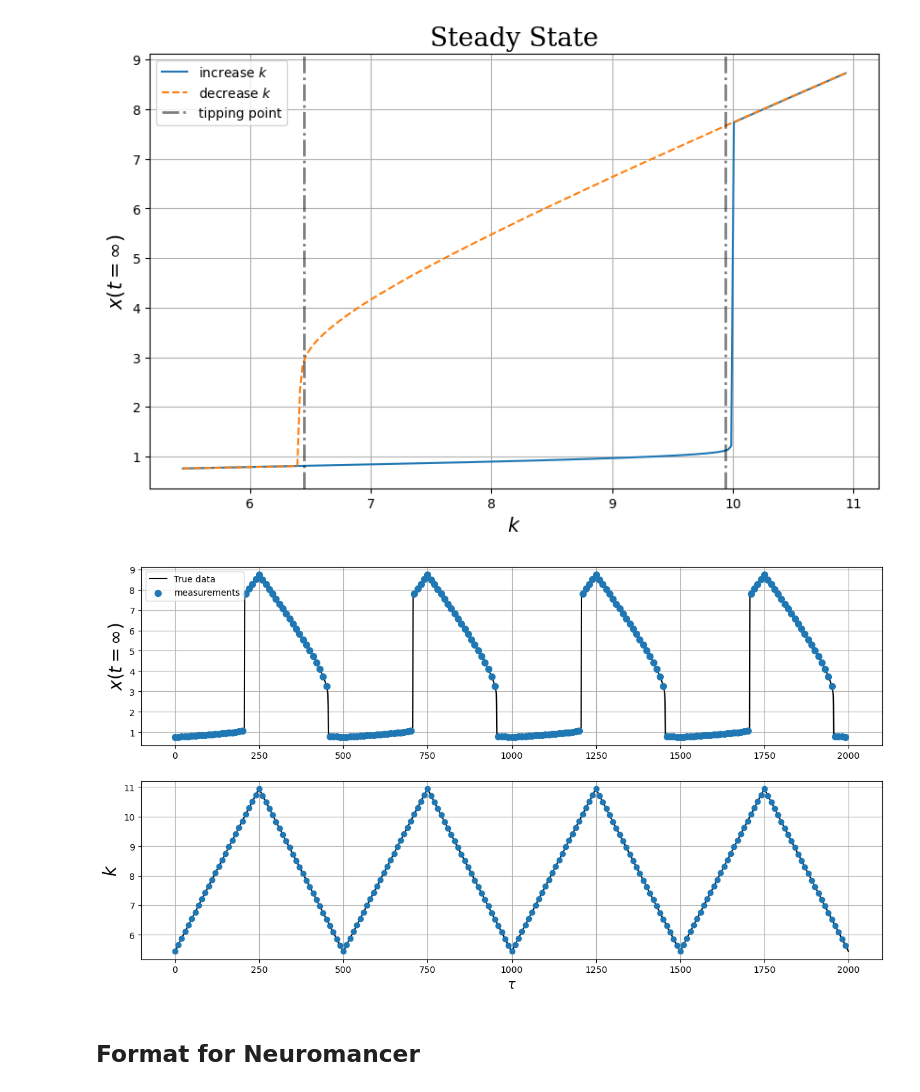
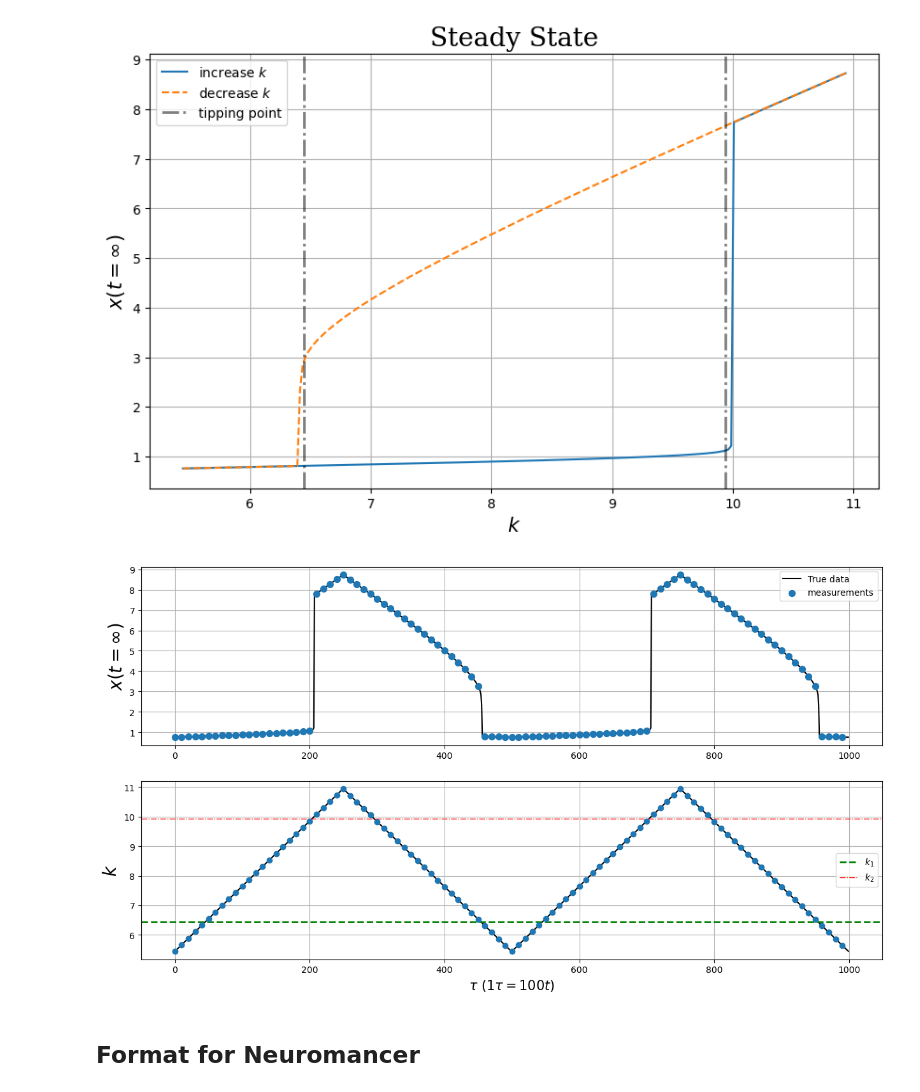
Before and after one commit to MalachiteWind/stable_node_control, a Jupyter notebook: nueromancer.ipynb, the cells around one changed output. Drawn from its saved outputs; the diff is of its cells as text; code cells hidden in the pictures.

```diff
--- a/nueromancer.ipynb
+++ b/nueromancer.ipynb
@@ -89,29 +89,32 @@ plt.show()
 X = np.hstack((x_increase,x_decrease,x_increase2,x_decrease2))
 K = np.hstack((k_increase,k_decrease,k_increase2,k_decrease2))
 
-X = np.hstack((X,X))
-K = np.hstack((K,K))
+# X = np.hstack((X,X))
+# K = np.hstack((K,K))
 train_idx = np.arange(0,len(X),10)
 X_train = X[train_idx]
 K_train = K[train_idx]
 # %%
 fig, ax = plt.subplots(2,1,figsize=(15,8))
 ax[0].plot(X,c='black', label='True data')
 ax[0].scatter(train_idx,X_train,marker='o',lw=1,zorder=5,s=50,label="measurements")
 ax[0].set_ylabel(r"$x(t=\infty)$",size=20,)
 ax[0].grid(True)
 ax[0].legend()
 
 
 ax[1].plot(K,c='black')
 ax[1].scatter(train_idx,K_train,zorder=5)
 ax[1].set_ylabel(r"$k$",size=20)
-ax[1].set_xlabel(r"$\tau$",size=15)
+ax[1].set_xlabel(r"$\tau$ ($1 \tau = 100 t$)",size=15)
+ax[1].axhline(k1, c='green', linestyle='--',lw=2,label=r'$k_1$')
+ax[1].axhline(k2, c='red', linestyle='-.',lw=1,label=r'$k_2$')
+ax[1].legend()
 ax[1].grid(True)
 
 
 plt.show()
 # %% [output]
-[figure, old version]
+[figure, new version]
 # %% [markdown]
 ## Format for Neuromancer
```
Also changed, not shown: parts of 8 cells of this notebook, 1 other file.
